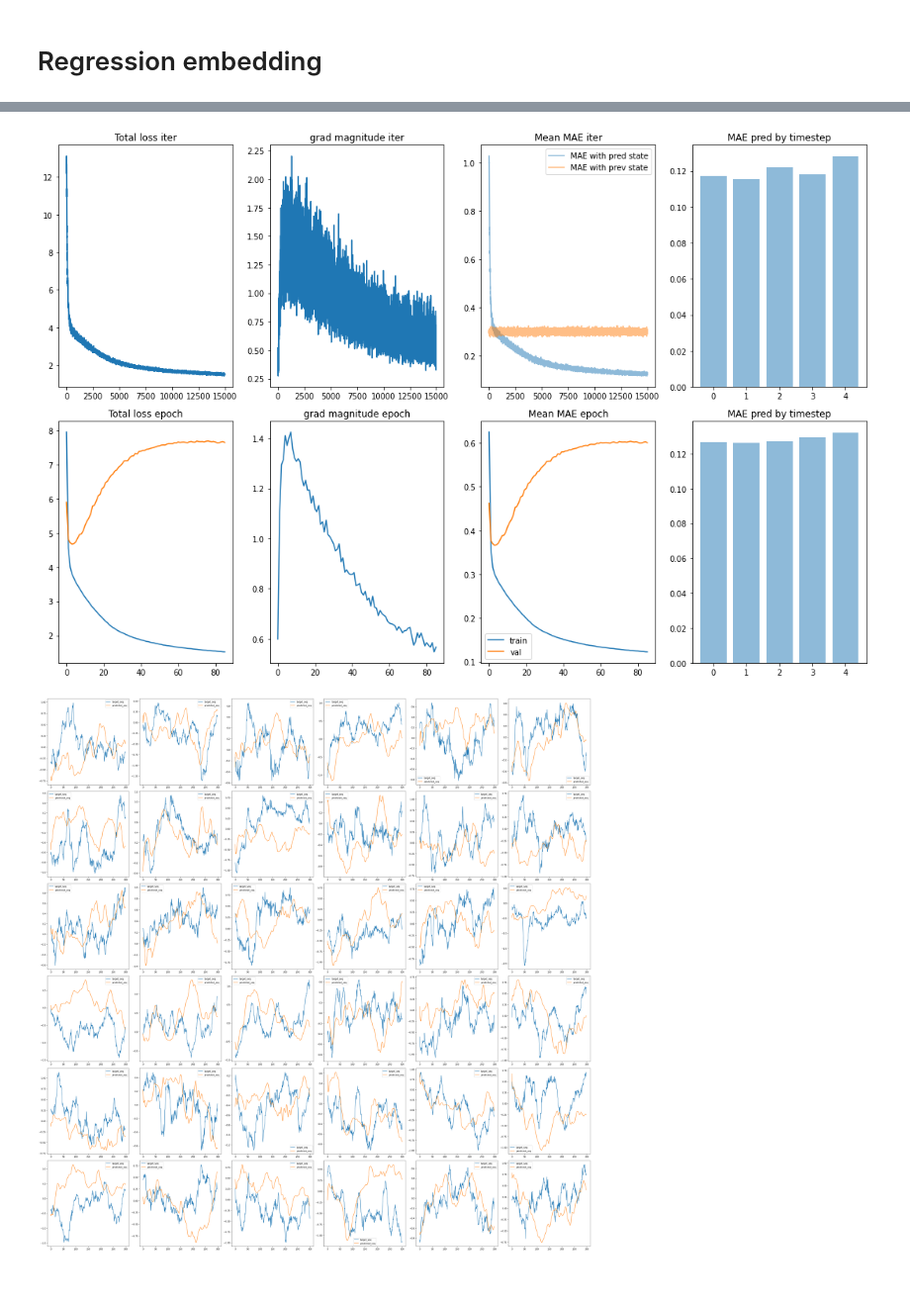
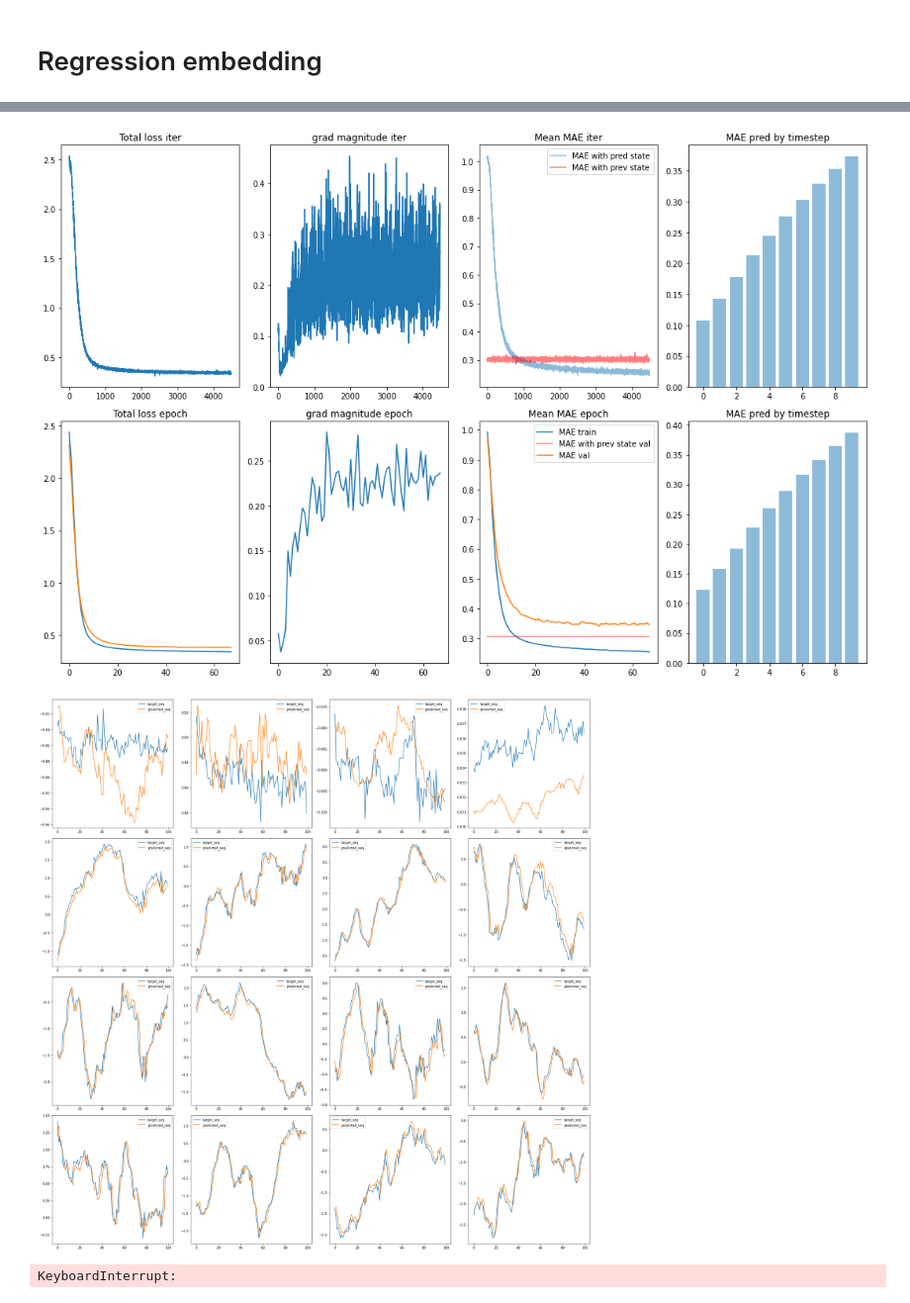
Before and after one commit to blufzzz/NeuroMice, a Jupyter notebook: Latent dynamics.ipynb, the cells around one changed output, grey strips where cells are left out. Shown: that part at 99% size. Saved outputs shown, nothing was run; the diff lists cells and outputs as text; code cells hidden in the pictures.

```diff
--- a/Latent dynamics.ipynb
+++ b/Latent dynamics.ipynb
@@ -160,6 +201,9 @@ def validate(model, val_loader, criterion, n_steps_predict_loss):
     history = defaultdict(list)
     with torch.no_grad():
         for itr, (seq, target) in enumerate(val_loader):
+
+            before_target = seq[:,-1,...].detach()
+            before_target = before_target.unsqueeze(1).repeat(1,n_steps_predict_loss,1)
 
             out = seq_n_step_predict(nlstm, seq, n_steps_predict_loss)
             mae = torch.norm(out - target, dim=-1, p=1)
@@ -171,26 +215,32 @@ def validate(model, val_loader, criterion, n_steps_predict_loss):
             history['total_loss'].append(loss.item())
             history['MAE'].append(MAE.item())
 
+            MAE_norm_diff = torch.norm(before_target - target, p=1, dim=-1) / torch.norm(target, p=1, dim=-1)
+            MAE_norm_diff = MAE_norm_diff.mean()
+
+            history['MAE_diff'].append(MAE_norm_diff.item())
+
     history = {k:np.mean(v) for k,v in history.items()}
     return history
 # %% [markdown]
 # Regression embedding
 # %%
-dt = 200
+dt = 100
 plot=True
 clip_grads= False
-n_steps_predict = 300
-n_steps_predict_loss = 5
+fresh_start=True
+n_steps_predict = 100
+n_steps_predict_loss = 10
 epochs = 1000
-batch_size = 96
+batch_size = 256
 criterion = nn.MSELoss()
 # %%
 N, code_dim = embedding.shape
 train_ratio = 0.9
 split_index = int(train_ratio*N)
 
-embedding_train = embedding[:split_index]
-embedding_val = embedding[split_index:]
+embedding_train = embedding_torch[:split_index]
+embedding_val = embedding_torch[split_index:]
 
 dataset_seq_train = SequentialDataloader(embedding_train, dt=dt, dt_target=n_steps_predict_loss)
 dataloader_seq_train = DataLoader(dataset_seq_train, batch_size=batch_size, shuffle=True)
@@ -198,7 +248,7 @@ dataloader_seq_train = DataLoader(dataset_seq_train, batch_size=batch_size, shuf
 dataset_seq_val = SequentialDataloader(embedding_val, dt=dt, dt_target=n_steps_predict_loss)
 dataloader_seq_val = DataLoader(dataset_seq_val, batch_size=batch_size, shuffle=False)
 
-time_weights = torch.ones(n_steps_predict_loss).cuda()
+time_weights = torch.tensor([1./(i**2) for i in range(1,n_steps_predict_loss+1)]).cuda()
 # %%
 embedding_train.shape, embedding_val.shape
 # %% [output]
@@ -212,14 +262,13 @@ seq.shape, target.shape
 # %%
 nlstm = NueroLSTM(code_dim,
                   code_dim,
-                  hidden_size=64,
+                  hidden_size=8,
                   num_layers=1,
-                  dropout=0.00,
+                  dropout=0.0,
                   dt=dt,
                   add_1dconv=False,
-                  dilation=5,
-                  dim_1dconv=64,
                   separate_lstm_per_dim=True).cuda()
+
 optimizer_seq = torch.optim.Adam(nlstm.parameters())
 # %%
 history_train = defaultdict(list)
@@ -237,7 +286,7 @@ for epoch in range(epochs):
         before_target = before_target.unsqueeze(1).repeat(1,n_steps_predict_loss,1)
 
         with torch.autograd.detect_anomaly():
-            out = seq_n_step_predict(nlstm, seq, n_steps_predict_loss)
+            out = seq_n_step_predict(nlstm, seq, n_steps_predict_loss, fresh_start=False)
             mae = torch.norm(out - target, dim=-1, p=1)
             train_loss = (mae.mean(0) * time_weights).mean()
             train_loss.backward()
@@ -278,7 +327,7 @@ for epoch in range(epochs):
             axes[0,1].set_title(f'grad magnitude iter')
 
             axes[0,2].plot(history_train['MAE'], label=f'MAE with pred state',alpha=0.5)
-            axes[0,2].plot(history_train['MAE_diff'], label='MAE with prev state',alpha=0.5)
+            axes[0,2].plot(history_train['MAE_diff'], label='MAE with prev state',alpha=0.5, color='r')
             axes[0,2].set_title(f'Mean MAE iter')
             axes[0,2].legend()
 
@@ -297,8 +346,9 @@ for epoch in range(epochs):
                 axes[1,1].plot(history_train['grad_magnitude_epoch'], label='train')
                 axes[1,1].set_title(f'grad magnitude epoch')
 
-                axes[1,2].plot(history_train['MAE_epoch'], label='train')
-                axes[1,2].plot(history_val['MAE'], label='val')
+                axes[1,2].plot(history_train['MAE_epoch'], label='MAE train')
+                axes[1,2].plot(history_val['MAE_diff'], label='MAE with prev state val',alpha=0.5, color='r')
+                axes[1,2].plot(history_val['MAE'], label='MAE val')
                 axes[1,2].set_title(f'Mean MAE epoch')
                 axes[1,2].legend()
 
@@ -308,35 +358,36 @@ for epoch in range(epochs):
                               label='MAE_by_time_epoch',
                               alpha=0.5)
                 axes[1,3].set_title(f'MAE pred by timestep')
                 plt.tight_layout()
 
             # show discrepancy
             nlstm.eval()
-            fig, axes = plt.subplots(nrows=6, ncols=6, figsize=(36,36))
+            fig, axes = plt.subplots(nrows=4, ncols=4, figsize=(24,24))
 
             start_index = np.random.choice(np.arange(embedding_val.shape[0] - n_steps_predict - dt))
-            initial_seq = embedding_val[start_index:start_index+dt]
+            initial_seq = embedding_val[start_index:start_index+dt+n_steps_predict] if fresh_start else embedding_val[start_index:start_index+dt]
             target_seq = embedding_val[start_index+dt:start_index+dt+n_steps_predict].detach().cpu().numpy()
             with torch.no_grad():
-                predicted_seq = seq_n_step_predict(nlstm, initial_seq.unsqueeze(0), n_steps_predict)[0].detach().cpu().numpy()
+                predicted_seq = seq_n_step_predict(nlstm, initial_seq.unsqueeze(0), n_steps_predict, fresh_start=fresh_start)[0].detach().cpu().numpy()
             for i,ax in enumerate(axes.flatten()):
                 ax.plot(target_seq[:,i], label='target_seq')
                 ax.plot(predicted_seq[:,i], label='predicted_seq')
                 ax.legend()
             plt.tight_layout()
             plt.show()
 
 
     # END of the epoch
     history_train['total_loss_epoch'].append(np.mean(history_train['total_loss'][-len(dataloader_seq_train):]))
     history_train['MAE_epoch'].append(np.mean(history_train[f'MAE'][-len(dataloader_seq_train):]))
     history_train['MAE_by_time_epoch'].append([np.mean([history_train['MAE_by_time'][-i][t] for i in range(len(dataloader_seq_train))]) \
                                                for t in range(n_steps_predict_loss)])
     history_train['grad_magnitude_epoch'].append(np.mean(history_train['grad_magnitude'][-len(dataloader_seq_train):]))
 
     history_val_item = validate(nlstm, dataloader_seq_val, criterion, n_steps_predict_loss)
     for k,v in history_val_item.items():
         history_val[k].append(v)
 # %% [output]
-[figure, old version]
+[figure, new version]
-[figure, old version]
+[figure, new version]
+KeyboardInterrupt:
```
Also changed, not shown: parts of 23 cells of this notebook, 4 other files.
